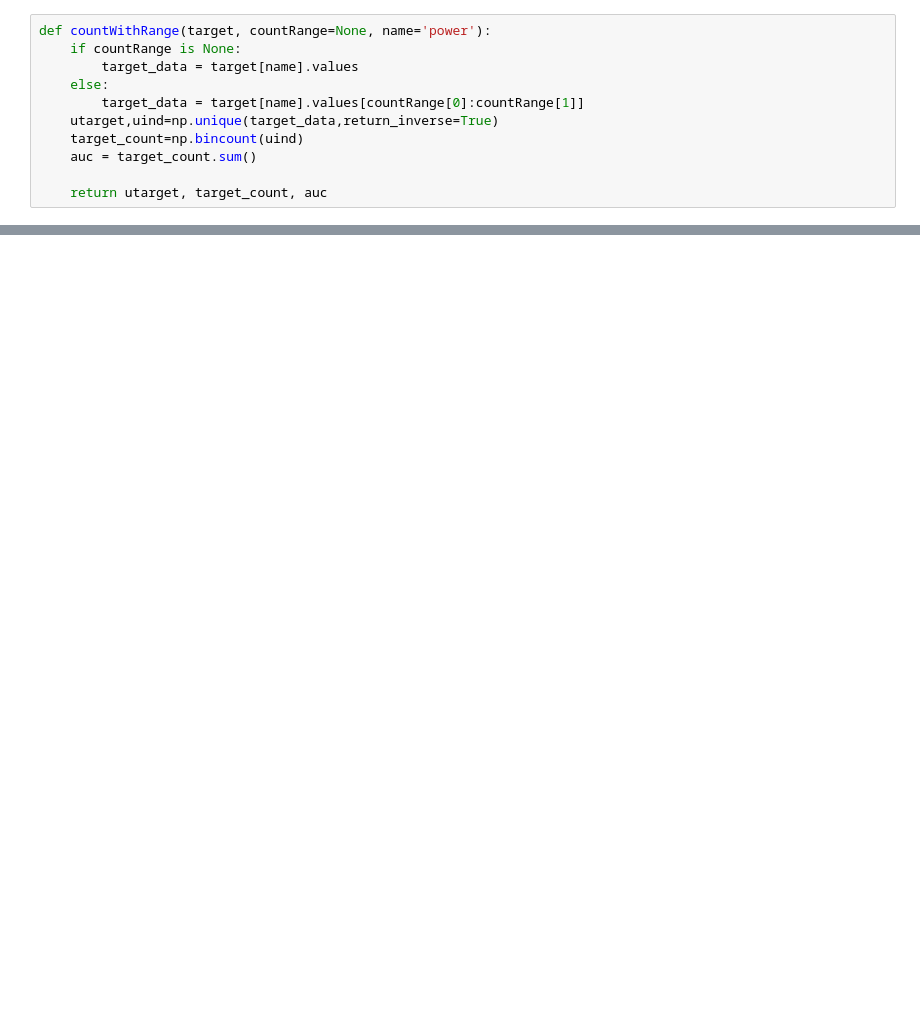
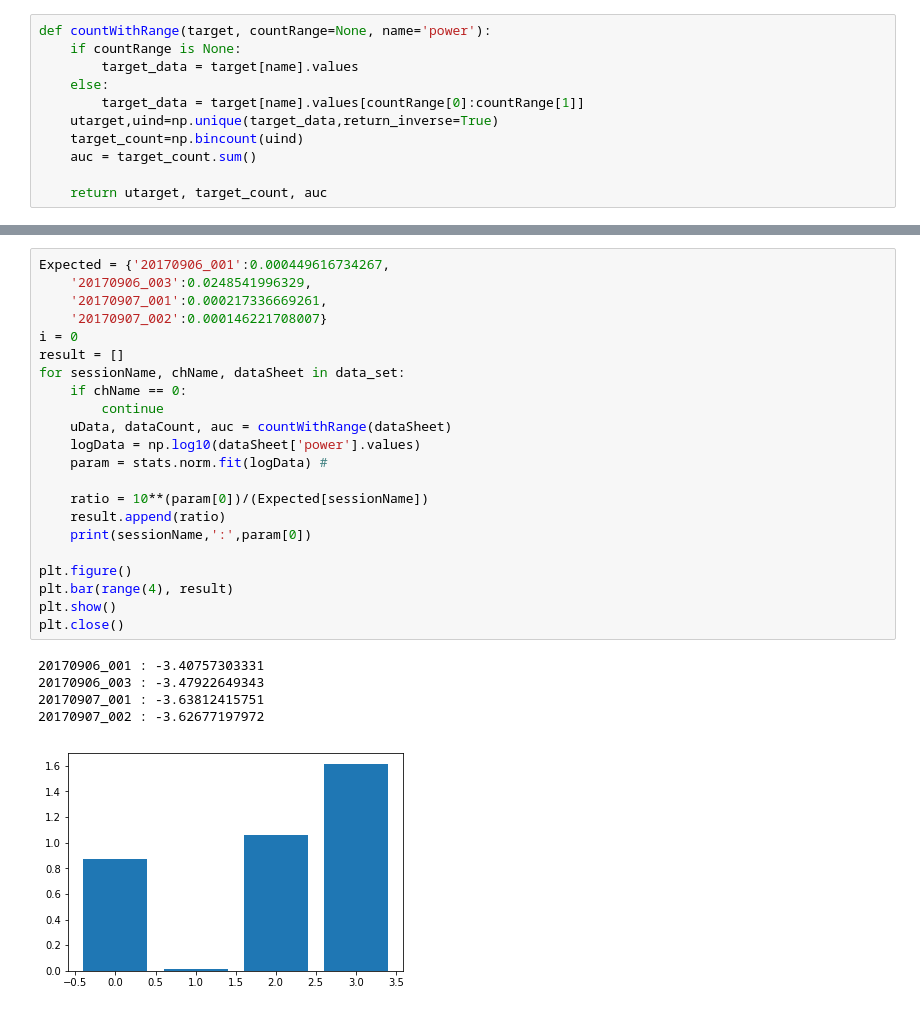
Before and after one commit to ZaneMuir/Lime, a Jupyter notebook: demo/demo_data_distribution.ipynb, the cells around one changed output, grey strips where cells are left out. Cells and saved outputs as stored; diff of their text form; blank space fills up the shorter version.

```diff
--- a/demo/demo_data_distribution.ipynb
+++ b/demo/demo_data_distribution.ipynb
@@ -97,0 +122,28 @@ for sessionName, chName, dataSheet in data_set:
+# %%
+Expected = {'20170906_001':0.000449616734267,
+    '20170906_003':0.0248541996329,
+    '20170907_001':0.000217336669261,
+    '20170907_002':0.000146221708007}
+i = 0
+result = []
+for sessionName, chName, dataSheet in data_set:
+    if chName == 0:
+        continue
+    uData, dataCount, auc = countWithRange(dataSheet)
+    logData = np.log10(dataSheet['power'].values)
+    param = stats.norm.fit(logData) #
+
+    ratio = 10**(param[0])/(Expected[sessionName])
+    result.append(ratio)
+    print(sessionName,':',param[0])
+
+plt.figure()
+plt.bar(range(4), result)
+plt.show()
+plt.close()
+# %% [output]
+20170906_001 : -3.40757303331
+20170906_003 : -3.47922649343
+20170907_001 : -3.63812415751
+20170907_002 : -3.62677197972
+[figure, added]
```
Also changed, not shown: parts of 14 cells of this notebook, 1 other file.
